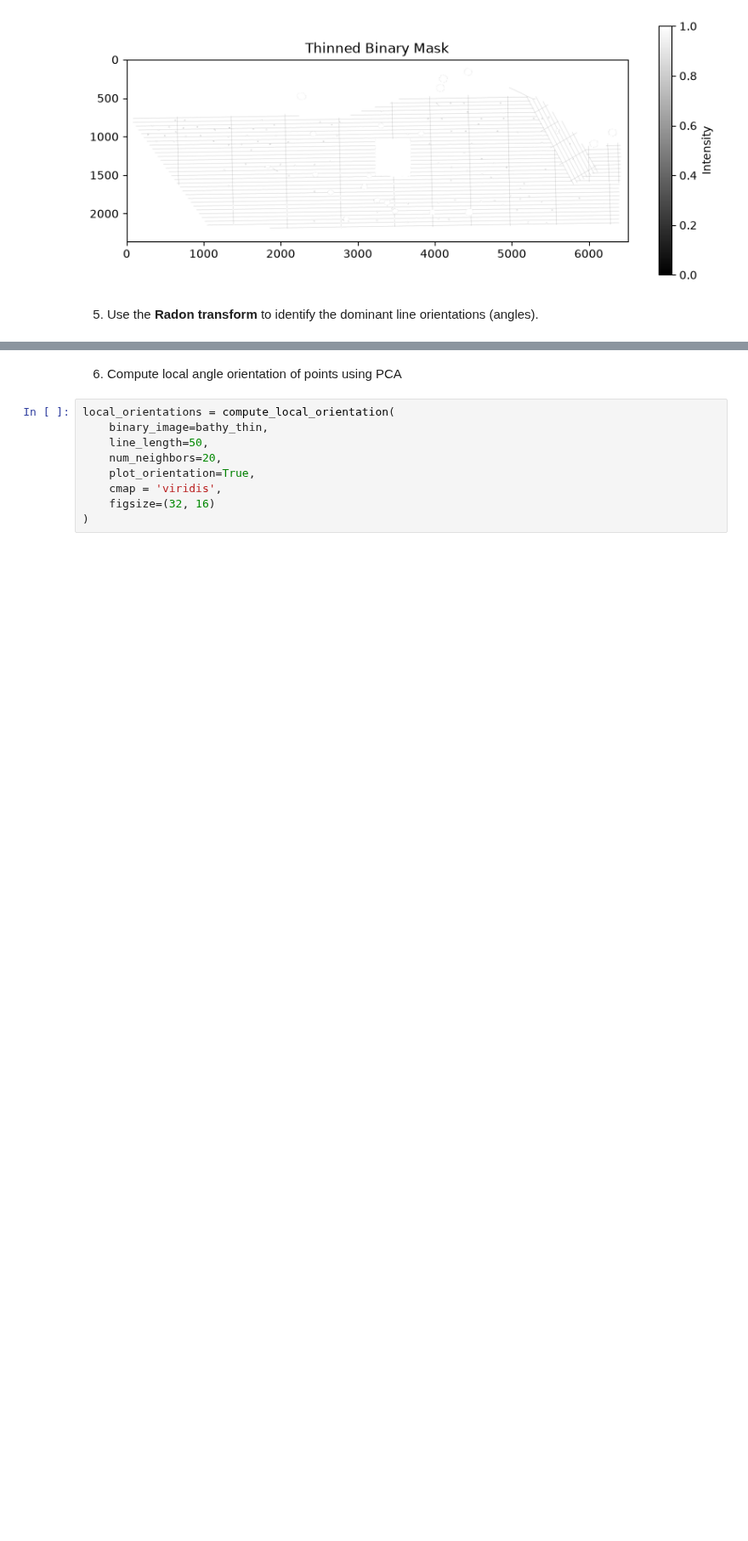
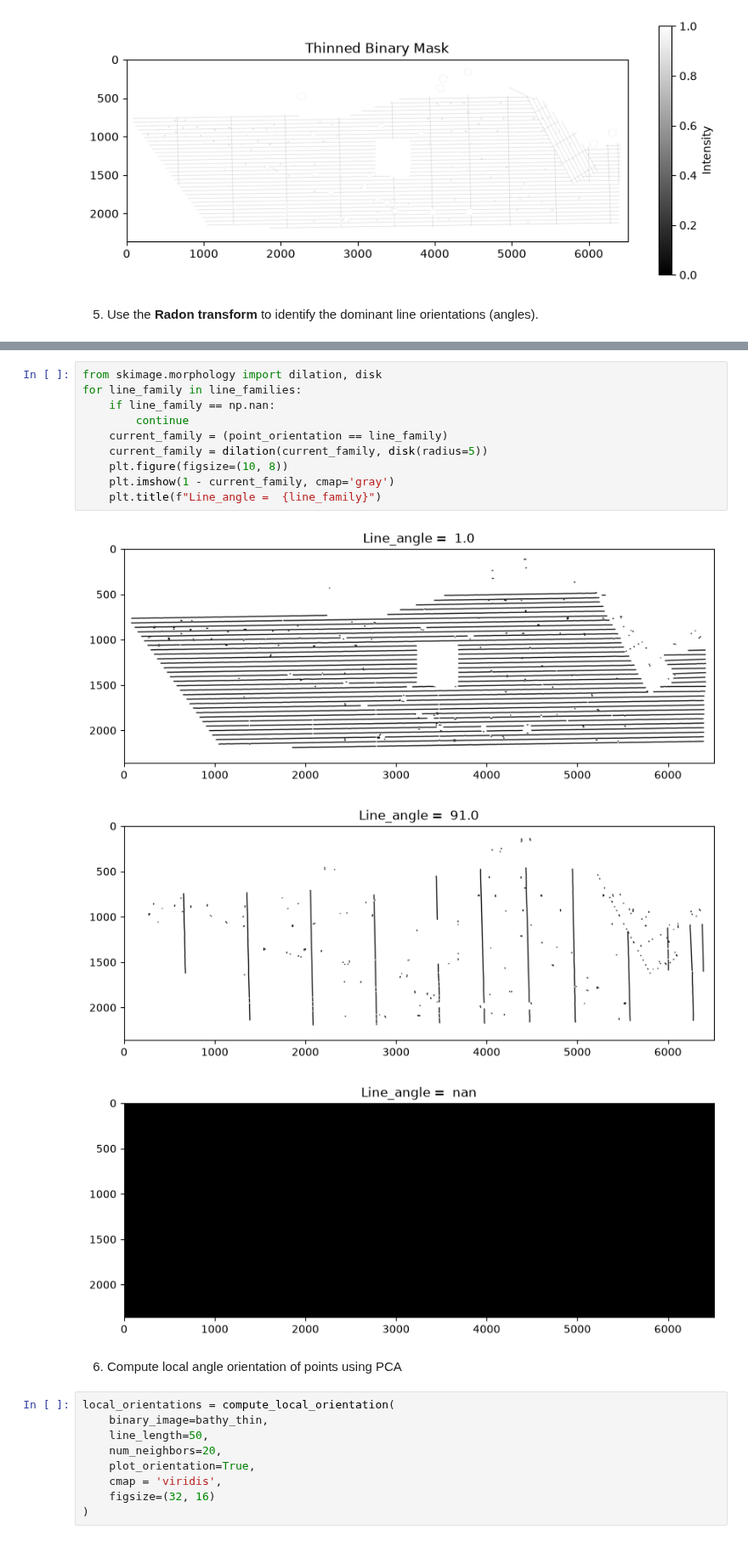
Before and after one commit to franciscorpuz-NOAA/interpolation_uncertainty, a Jupyter notebook: notebooks/sim_H13060.ipynb, the cells around one changed output, grey strips where cells are left out. Shown at 85% size. Drawn from its saved outputs; the diff is of its cells as text; blank space fills up the shorter version.

```diff
--- a/notebooks/sim_H13060.ipynb
+++ b/notebooks/sim_H13060.ipynb
@@ -126,3 +189,17 @@ Dominant Orientations: [  1  91 118]
+# %%
+from skimage.morphology import dilation, disk
+for line_family in line_families:
+    if line_family == np.nan:
+        continue
+    current_family = (point_orientation == line_family)
+    current_family = dilation(current_family, disk(radius=5))
+    plt.figure(figsize=(10, 8))
+    plt.imshow(1 - current_family, cmap='gray')
+    plt.title(f"Line_angle =  {line_family}")
+# %% [output]
+[figure, added]
+[figure, added]
+[figure, added]
 # %% [markdown]
 6. Compute local angle orientation of points using PCA
 # %%
```
Also changed, not shown: parts of 5 cells of this notebook, 10 other files.
